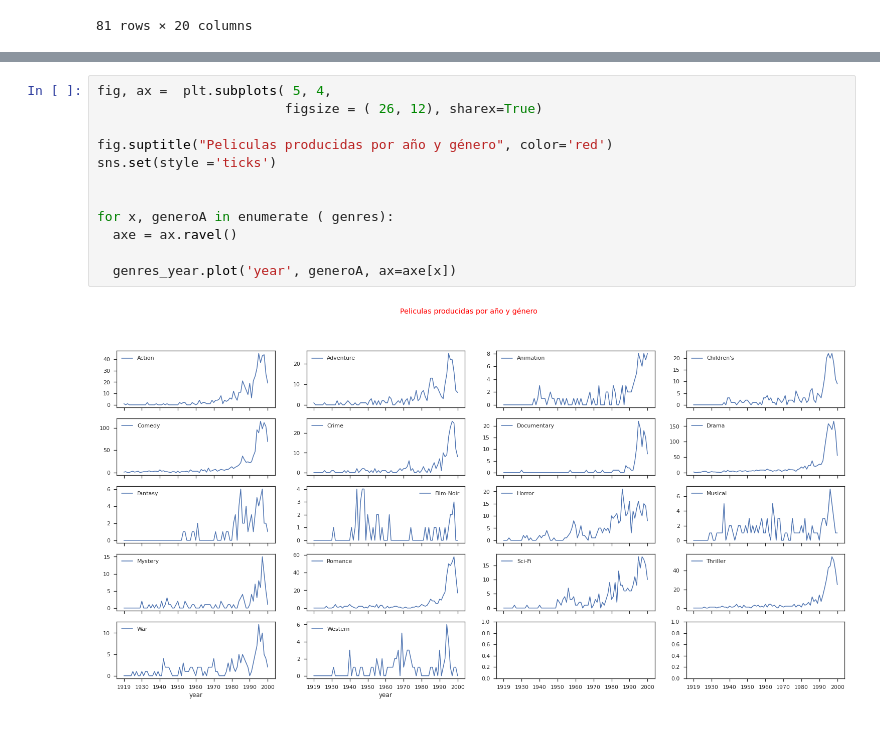
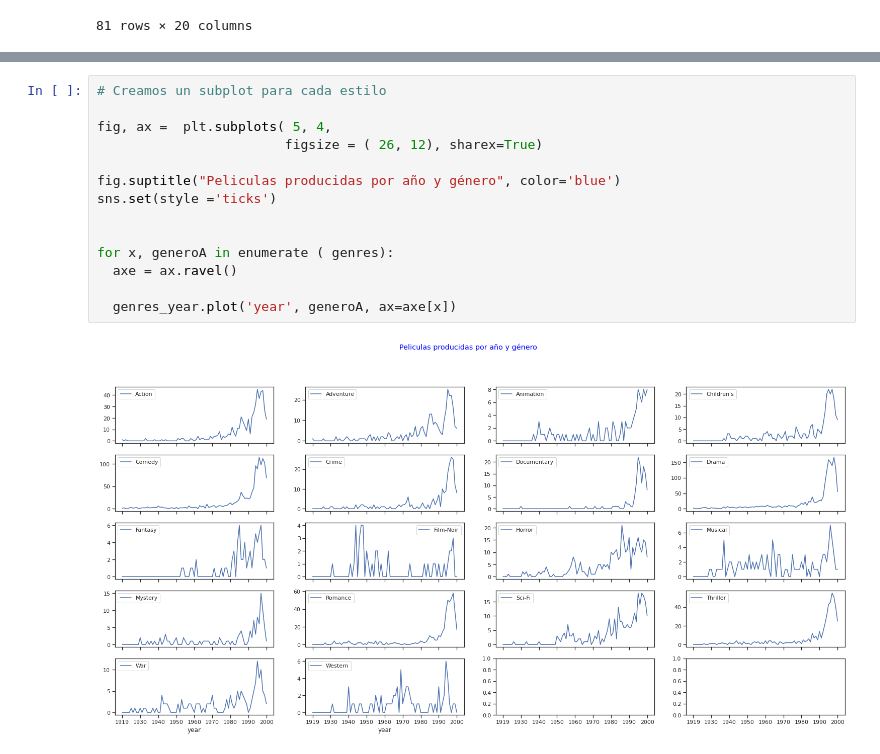
Before and after one commit to JMML2021/0302-Visualitzaci-gr-fica-de-M-ltiples-variables, a Jupyter notebook: 0302_Visualitzacio_grafica_de_Multiples_variables38.ipynb, the cells around one changed output, grey strips where cells are left out. Drawn from its saved outputs; the diff is of its cells as text.

```diff
--- a/0302_Visualitzacio_grafica_de_Multiples_variables38.ipynb
+++ b/0302_Visualitzacio_grafica_de_Multiples_variables38.ipynb
@@ -666,14 +693,16 @@ plt.show()
 # %%
+# Creamos un subplot para cada estilo
+
 fig, ax =  plt.subplots( 5, 4,
                         figsize = ( 26, 12), sharex=True)
 
-fig.suptitle("Peliculas producidas por año y género", color='red')
+fig.suptitle("Peliculas producidas por año y género", color='blue')
 sns.set(style ='ticks')
 
 
 for x, generoA in enumerate ( genres):
   axe = ax.ravel()
 
   genres_year.plot('year', generoA, ax=axe[x])
 # %% [output]
-[figure, old version]
+[figure, new version]
```
Also changed, not shown: parts of 46 cells of this notebook.
